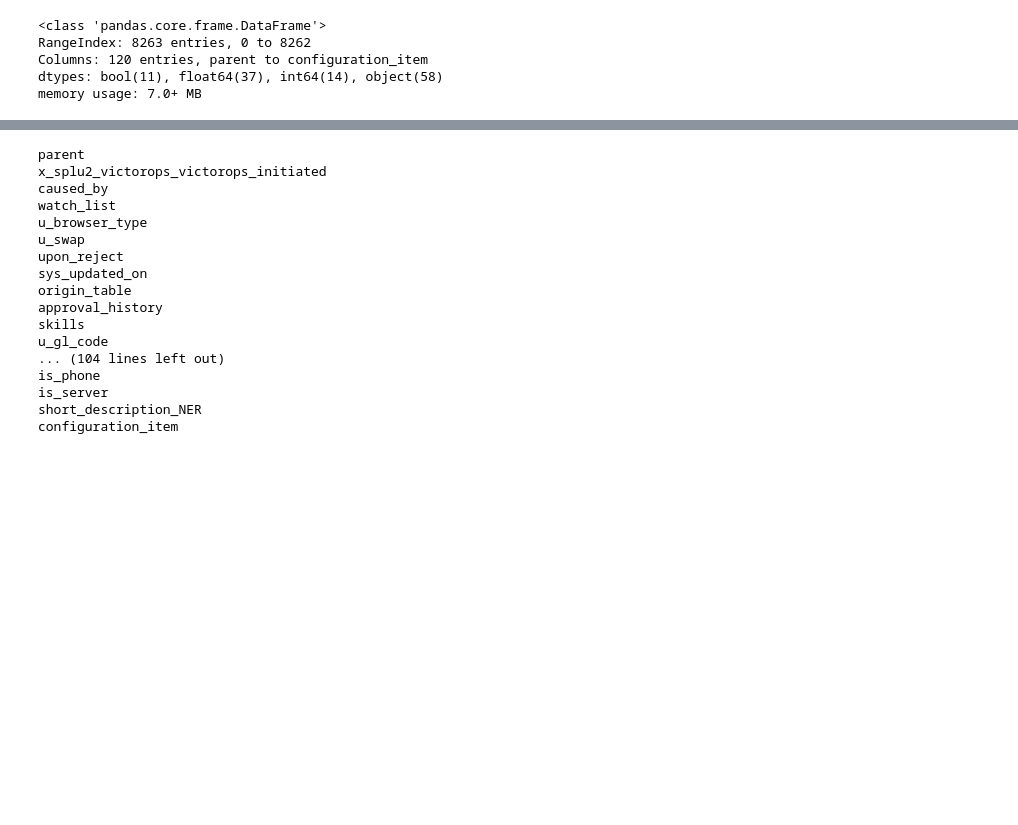
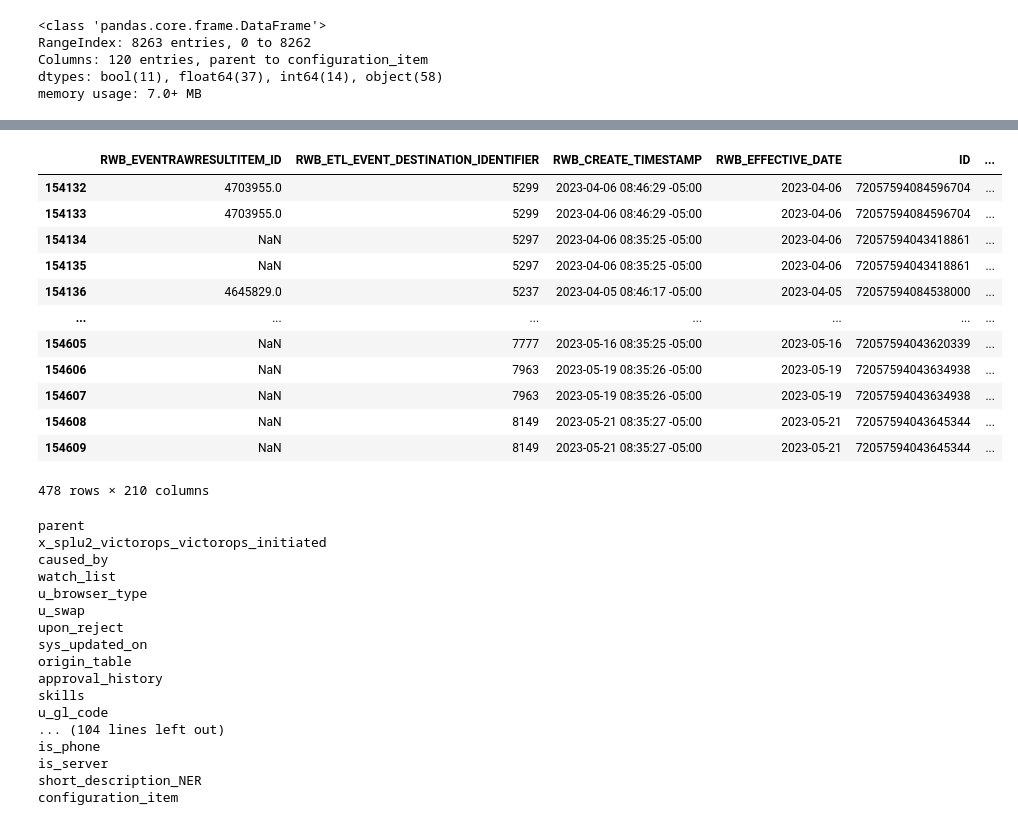
Before and after one commit to redgerly-umich/capstone_ff, a Jupyter notebook: DataCleaning/combine_4_error_types.ipynb, the cells around one changed output, grey strips where cells are left out. Drawn from its saved outputs; the diff is of its cells as text; code cells hidden in the pictures; blank space fills up the shorter version.

```diff
--- a/DataCleaning/combine_4_error_types.ipynb
+++ b/DataCleaning/combine_4_error_types.ipynb
@@ -182,3 +237,19 @@ memory usage: 7.0+ MB
+# %%
+incs_merged[incs_merged['configuration_item'] == 'STM-D-U27117']
+# %% [output]
+|  | RWB_EVENTRAWRESULTITEM_ID | RWB_ETL_EVENT_DESTINATION_IDENTIFIER | RWB_CREATE_TIMESTAMP | RWB_EFFECTIVE_DATE | ID | ... |
+| 154132 | 4703955.0 | 5299 | 2023-04-06 08:46:29 -05:00 | 2023-04-06 | 72057594084596704 | ... |
+| 154133 | 4703955.0 | 5299 | 2023-04-06 08:46:29 -05:00 | 2023-04-06 | 72057594084596704 | ... |
+| 154134 | NaN | 5297 | 2023-04-06 08:35:25 -05:00 | 2023-04-06 | 72057594043418861 | ... |
+| 154135 | NaN | 5297 | 2023-04-06 08:35:25 -05:00 | 2023-04-06 | 72057594043418861 | ... |
+| 154136 | 4645829.0 | 5237 | 2023-04-05 08:46:17 -05:00 | 2023-04-05 | 72057594084538000 | ... |
+| ... | ... | ... | ... | ... | ... | ... |
+| 154605 | NaN | 7777 | 2023-05-16 08:35:25 -05:00 | 2023-05-16 | 72057594043620339 | ... |
+| 154606 | NaN | 7963 | 2023-05-19 08:35:26 -05:00 | 2023-05-19 | 72057594043634938 | ... |
+| 154607 | NaN | 7963 | 2023-05-19 08:35:26 -05:00 | 2023-05-19 | 72057594043634938 | ... |
+| 154608 | NaN | 8149 | 2023-05-21 08:35:27 -05:00 | 2023-05-21 | 72057594043645344 | ... |
+| 154609 | NaN | 8149 | 2023-05-21 08:35:27 -05:00 | 2023-05-21 | 72057594043645344 | ... |
+478 rows × 210 columns
 # %%
 for col in incs.columns:
     print(col)
```
Also changed, not shown: parts of 6 cells of this notebook.
